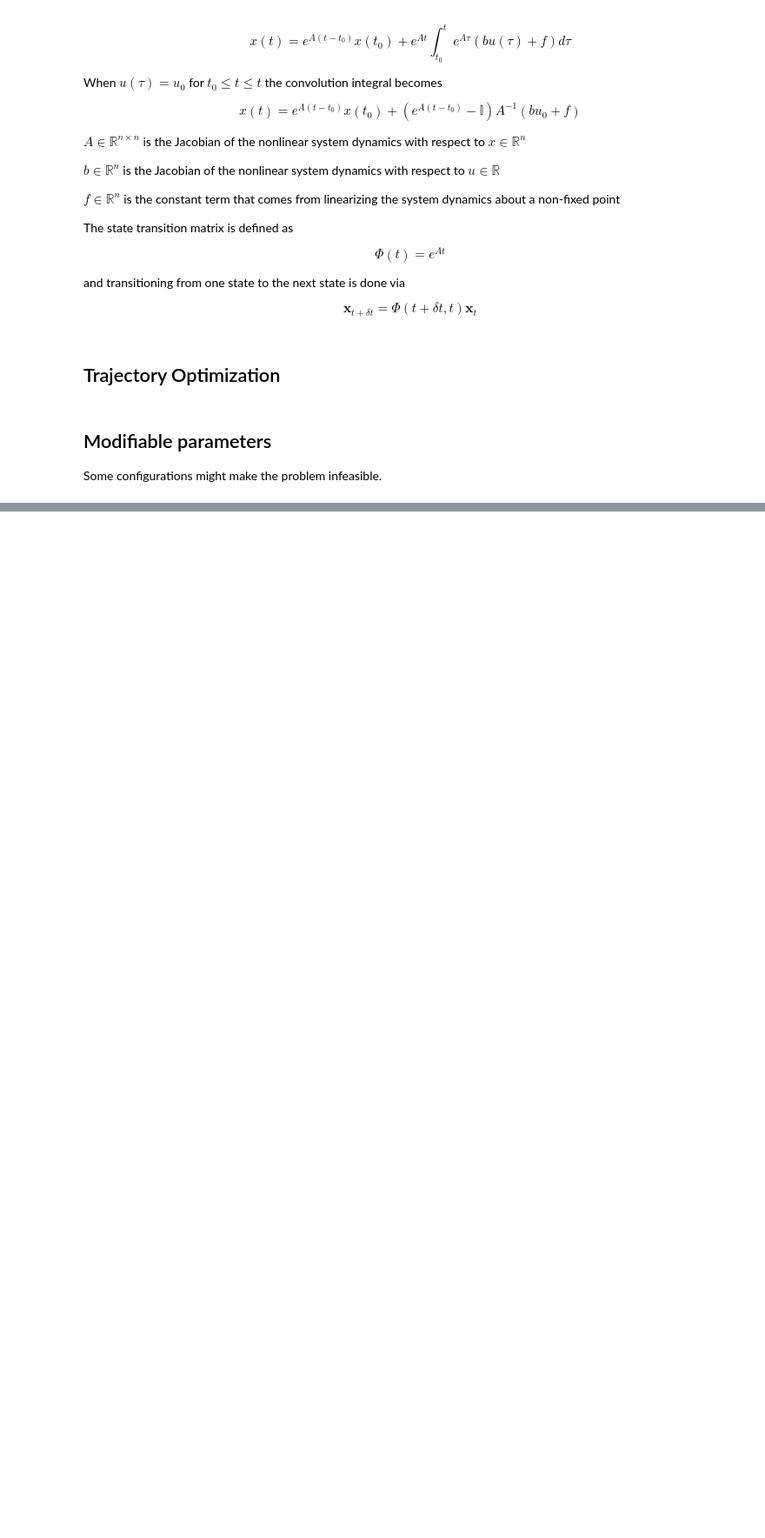
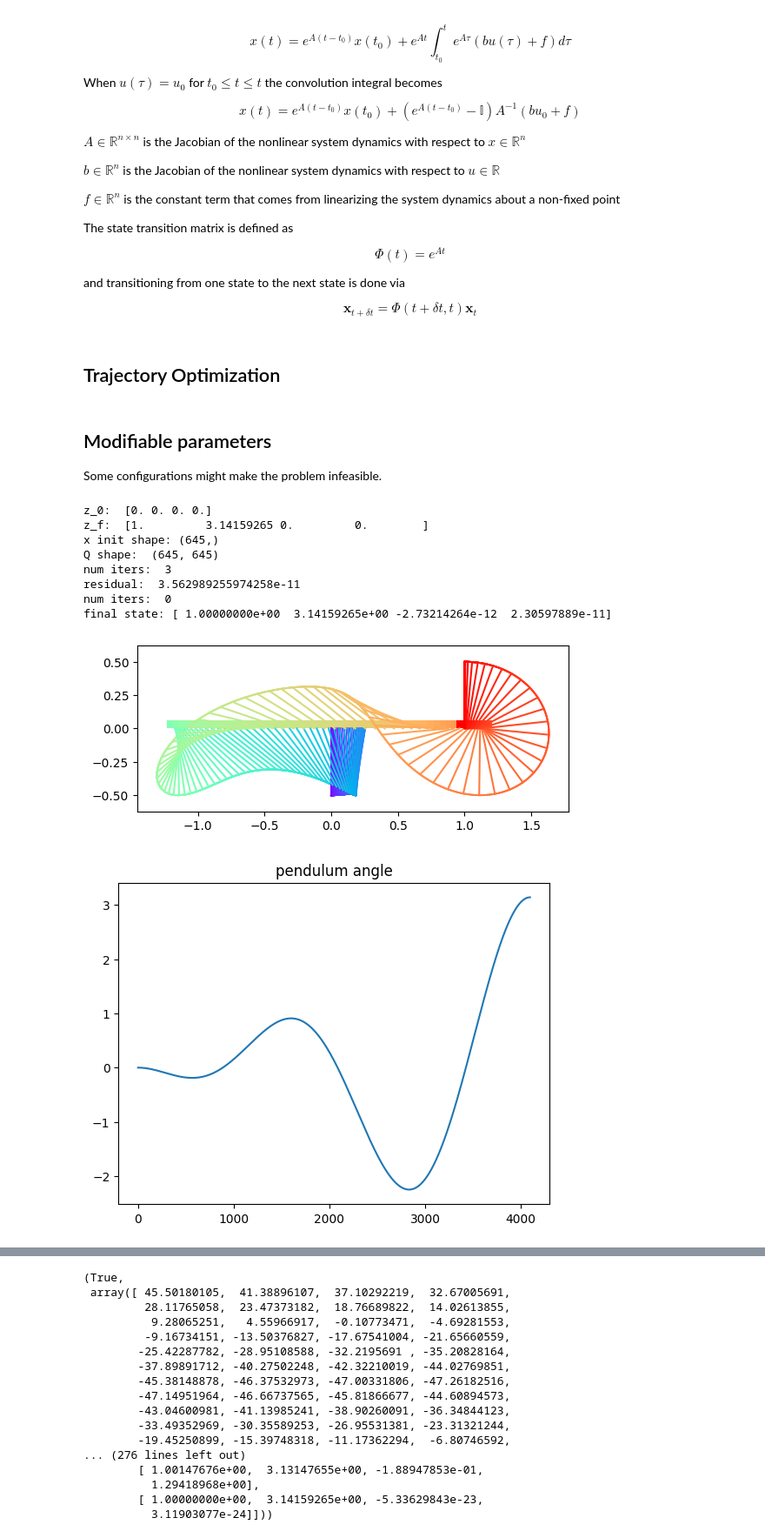
Before and after one commit to therealjtgill/traj_opt, a Jupyter notebook: cartpole_traj_opt.ipynb, the cells around one changed output, grey strips where cells are left out. Shown at 87% size. Drawn from its saved outputs; the diff is of its cells as text; code cells hidden in the pictures; blank space fills up the shorter version.

```diff
--- a/cartpole_traj_opt.ipynb
+++ b/cartpole_traj_opt.ipynb
@@ -734,14 +730,24 @@ def cartpole_trajectory_optimizer(N, T, effort_weights, u_min, u_max, z_0, z_fin
     x_out, v_out, residual = infeasible_newton(x_init, v_init, barrier_t, Q, A, c, u_min, u_max, N, max_iters=100)
 
     if (residual > 1e-5):
-        print("Infeasible")
-        return False
+        print("Infeasible with residual", residual)
+        dt = T / (N * 32)
+        u_func = lambda t: x_out[int(min(t / (T / N), N))]
+        dense_zs = lti_sim_with_input(F, b, f, u_func, z_0, dt, t_0, T)
+
+        states = np.reshape(x_out[N + 1:], ((N + 1), state_vec_size))
+
+        # plot_pendulum_time_sequence(dense_zs, l_pend, 64, trajectory_filename)
+        plot_pendulum_time_sequence(dense_zs, l_pend, 32)
+        plot_control_input(x_out[:N + 1], dt, t_0, T)
+        return False, None, None
 
     barrier_lambda = 10.0
     for i in range(10):
         barrier_t *= barrier_lambda
-        # x_out = feasible_newton(x_out, v_init, barrier_t, Q, A, c, u_min, u_max, N, max_iters=100)
-        x_out, v_out, _ = feasible_newton(x_out, v_out, barrier_t, Q, A, c, u_min, u_max, N, max_iters=100)
+        x_out, v_out, keep_going = feasible_newton(x_out, v_out, barrier_t, Q, A, c, u_min, u_max, N, max_iters=100)
+        if not keep_going:
+            break
     x_out2 = x_out
 
     z_0_str = "_".join([str(v) for v in z_0.tolist()])
@@ -763,10 +769,10 @@ def cartpole_trajectory_optimizer(N, T, effort_weights, u_min, u_max, z_0, z_fin
         states = np.reshape(x_out2[N + 1:], ((N + 1), state_vec_size))
 
         # plot_pendulum_time_sequence(dense_zs, l_pend, 64, trajectory_filename)
-        plot_pendulum_time_sequence(dense_zs, l_pend, 8)
+        plot_pendulum_time_sequence(dense_zs, l_pend, 32)
         plot_control_input(x_out2[:N + 1], dt, t_0, T)
 
-    return True
+    return True, x_out2[:N + 1], np.reshape(x_out2[N + 1:], (N + 1, state_vec_size))
 # %%
 def better_cartpole_trajectory_optimizer(N, T, effort_weights, u_min, u_max, z_0, z_final, m_pend, m_cart, l_pend, plot_stuff=True, filename=None):
     '''
@@ -938,8 +944,19 @@ z_0 = np.array([0.0, 0.0, 0.0, 0.0])
 z_final = np.array([1.0, np.pi, 0.0, 0.0])
 
 # m_pend = 0.3
-m_pend = 1.0
-m_cart = 0.3
+m_cart = 1.0
+m_pend = 0.3
 l_pend = 0.5
 # %%
-# cartpole_trajectory_optimizer(N, T, control_weighting, u_min, u_max, z_0, z_final, m_pend, m_cart, l_pend, filename="default_config")
+cartpole_trajectory_optimizer(N, T, control_weighting, u_min, u_max, z_0, z_final, m_pend, m_cart, l_pend, filename="default_config")
+# %% [output]
+z_0:  [0. 0. 0. 0.]
+z_f:  [1.         3.14159265 0.         0.        ]
+x init shape: (645,)
+Q shape:  (645, 645)
+num iters:  3
+residual:  3.562989255974258e-11
+num iters:  0
+final state: [ 1.00000000e+00  3.14159265e+00 -2.73214264e-12  2.30597889e-11]
+[figure, added]
+[figure, added]
@@ -946,2 +965,19 @@ l_pend = 0.5
+(True,
+ array([ 45.50180105,  41.38896107,  37.10292219,  32.67005691,
+         28.11765058,  23.47373182,  18.76689822,  14.02613855,
+          9.28065251,   4.55966917,  -0.10773471,  -4.69281553,
+         -9.16734151, -13.50376827, -17.67541004, -21.65660559,
+        -25.42287782, -28.95108588, -32.2195691 , -35.20828164,
+        -37.89891712, -40.27502248, -42.32210019, -44.02769851,
+        -45.38148878, -46.37532973, -47.00331806, -47.26182516,
+        -47.14951964, -46.66737565, -45.81866677, -44.60894573,
+        -43.04600981, -41.13985241, -38.90260091, -36.34844123,
+        -33.49352969, -30.35589253, -26.95531381, -23.31321244,
+        -19.45250899, -15.39748318, -11.17362294,  -6.80746592,
+... (276 lines left out)
+        [ 1.00147676e+00,  3.13147655e+00, -1.88947853e-01,
+          1.29418968e+00],
+        [ 1.00000000e+00,  3.14159265e+00, -5.33629843e-23,
+          3.11903077e-24]]))
 # %%
 better_cartpole_trajectory_optimizer(N, T, control_weighting, u_min, u_max, z_0, z_final, m_pend, m_cart, l_pend, filename="ohyeah")
```
Also changed, not shown: parts of 6 cells of this notebook.
